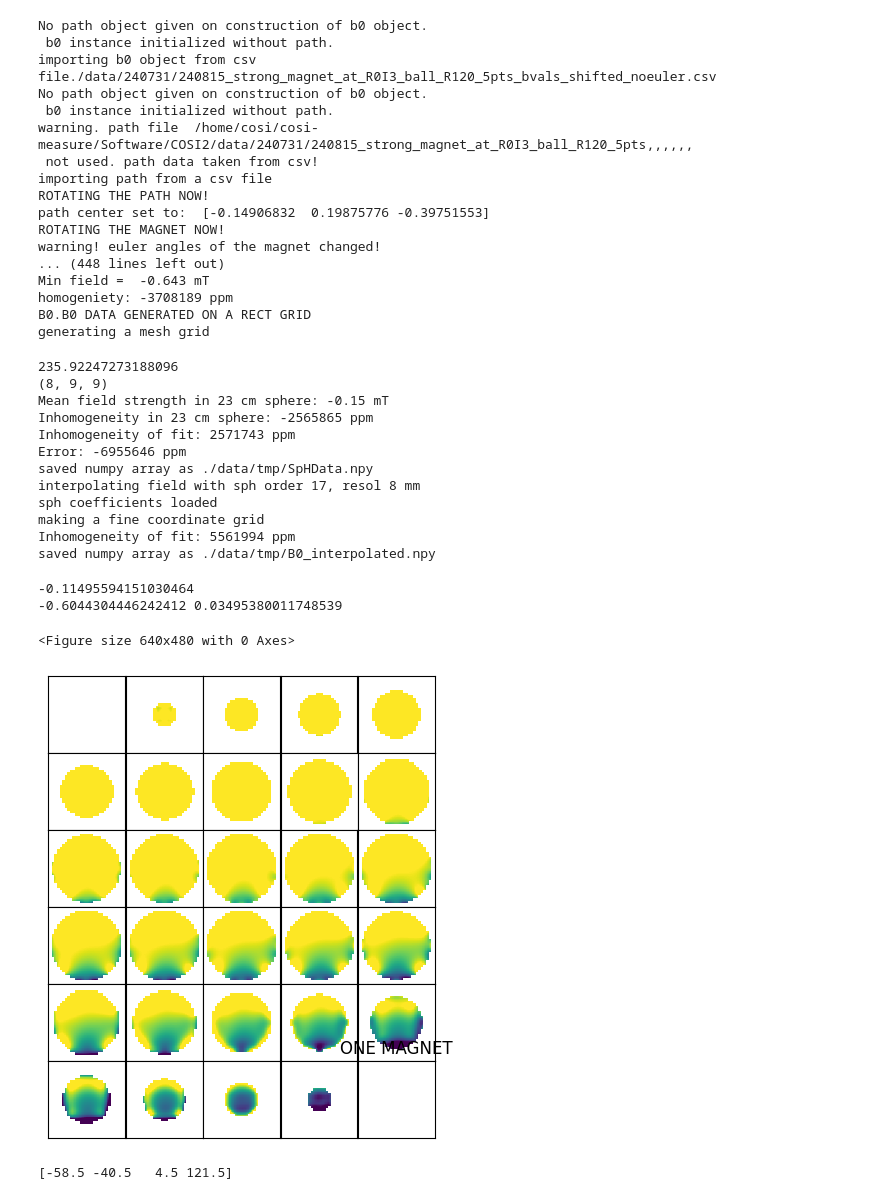
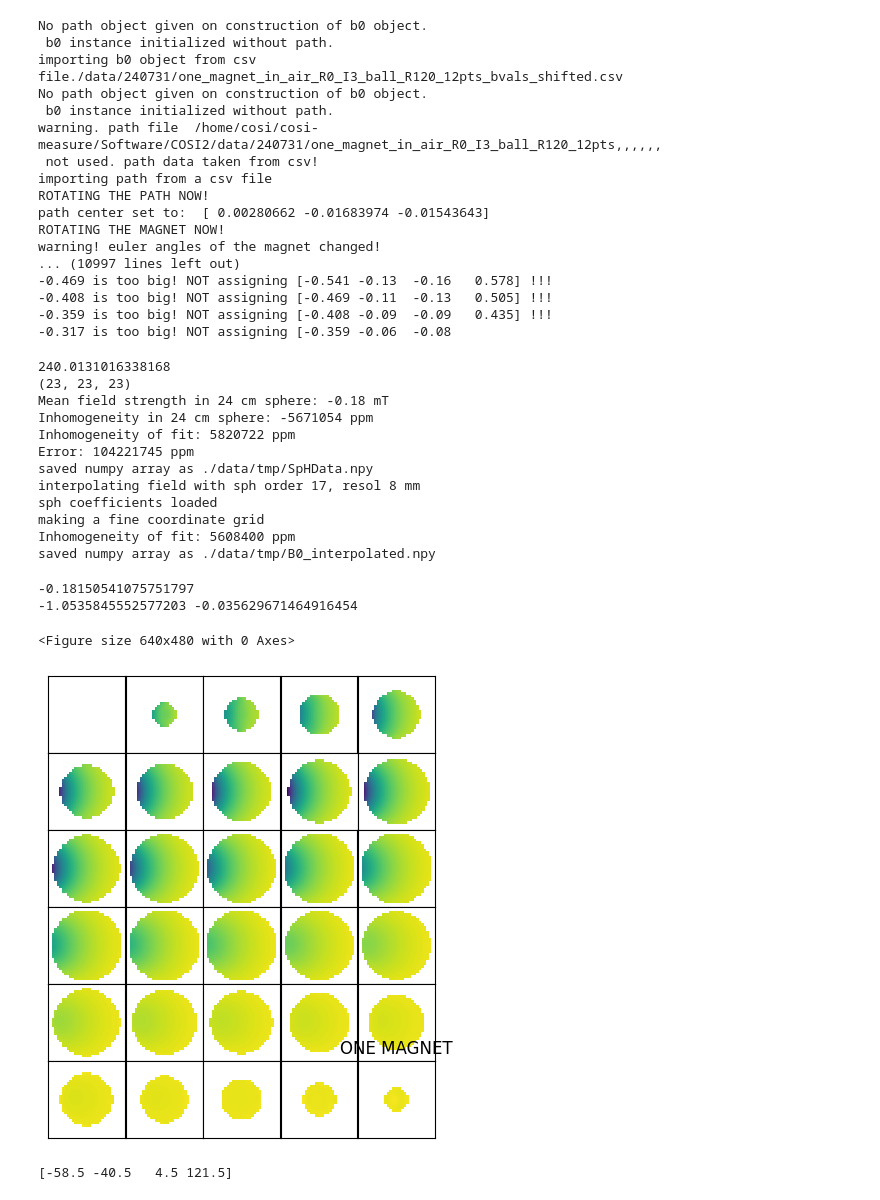
Before and after one commit to rst030/cosi-measure, a Jupyter notebook: Software/COSI2/test_ONEMAGNET.ipynb, the cells around one changed output. Cells and saved outputs as stored; diff of their text form; code cells hidden in the pictures.

```diff
--- a/Software/COSI2/test_ONEMAGNET.ipynb
+++ b/Software/COSI2/test_ONEMAGNET.ipynb
@@ -6,7 +6,7 @@ import numpy as np
 import b0
 b0map_onemagnet = b0.b0()
 #filename_to_import_csv_data_from = r'./data/240619/Thursday_ball_R120_12pts_bvals_shifted.csv'
-filename_to_import_csv_data_from = r'./data/240731/240815_strong_magnet_at_R0I3_ball_R120_5pts_bvals_shifted_noeuler.csv'
+filename_to_import_csv_data_from = r'./data/240731/one_magnet_in_air_R0_I3_ball_R120_12pts_bvals_shifted.csv'
 b0map_onemagnet.import_from_csv(filename_to_import_csv_data_from)
 b0map_onemagnet.transfer_coordinates_of_the_path_from_cosi_to_magnet()
 
@@ -15,27 +15,27 @@ b0map_onemagnet.transfer_coordinates_of_the_path_from_cosi_to_magnet()
 # %% [output]
 No path object given on construction of b0 object.
  b0 instance initialized without path.
-importing b0 object from csv file./data/240731/240815_strong_magnet_at_R0I3_ball_R120_5pts_bvals_shifted_noeuler.csv
+importing b0 object from csv file./data/240731/one_magnet_in_air_R0_I3_ball_R120_12pts_bvals_shifted.csv
 No path object given on construction of b0 object.
  b0 instance initialized without path.
-warning. path file  /home/cosi/cosi-measure/Software/COSI2/data/240731/240815_strong_magnet_at_R0I3_ball_R120_5pts,,,,,,
+warning. path file  /home/cosi/cosi-measure/Software/COSI2/data/240731/one_magnet_in_air_R0_I3_ball_R120_12pts,,,,,,
  not used. path data taken from csv!
 importing path from a csv file
 ROTATING THE PATH NOW!
-path center set to:  [-0.14906832  0.19875776 -0.39751553]
+path center set to:  [ 0.00280662 -0.01683974 -0.01543643]
 ROTATING THE MAGNET NOW!
 warning! euler angles of the magnet changed!
-... (448 lines left out)
-Min field =  -0.643 mT
-homogeniety: -3708189 ppm
-B0.B0 DATA GENERATED ON A RECT GRID
-generating a mesh grid
+... (10997 lines left out)
+-0.469 is too big! NOT assigning [-0.541 -0.13  -0.16   0.578] !!!
+-0.408 is too big! NOT assigning [-0.469 -0.11  -0.13   0.505] !!!
+-0.359 is too big! NOT assigning [-0.408 -0.09  -0.09   0.435] !!!
+-0.317 is too big! NOT assigning [-0.359 -0.06  -0.08
 # %%
 
 # spherical decomposition
 diameter_of_sphere = b0map_onemagnet.path.radius*2
 order = 17
-resolution_of_sph_decomp = 30
+resolution_of_sph_decomp = 10
 print(diameter_of_sphere)
 
 #b0map_before.fitSphericalHarmonics(maxorder=order,dsv=diameter_of_sphere,resol=resolution_of_sph_decomp)
@@ -49,50 +49,50 @@ print('interpolating field with sph order %d, resol %.0f mm'%(order,resolution_o
 #b0map_after.interpolateField(resol=resolution_of_sph_fit,dsv=diameter_of_sphere)
 b0map_onemagnet.interpolateField(resol=resolution_of_sph_fit,dsv=diameter_of_sphere)
 # %% [output]
-235.92247273188096
-(8, 9, 9)
-Mean field strength in 23 cm sphere: -0.15 mT
-Inhomogeneity in 23 cm sphere: -2565865 ppm
-Inhomogeneity of fit: 2571743 ppm
-Error: -6955646 ppm
+240.0131016338168
+(23, 23, 23)
+Mean field strength in 24 cm sphere: -0.18 mT
+Inhomogeneity in 24 cm sphere: -5671054 ppm
+Inhomogeneity of fit: 5820722 ppm
+Error: 104221745 ppm
 saved numpy array as ./data/tmp/SpHData.npy
 interpolating field with sph order 17, resol 8 mm
 sph coefficients loaded
 making a fine coordinate grid
-Inhomogeneity of fit: 5561994 ppm
+Inhomogeneity of fit: 5608400 ppm
 saved numpy array as ./data/tmp/B0_interpolated.npy
 # %%
 # ONE MAGNET field (interpolated)
 # save initial field as 2d plots
 from matplotlib import pyplot as plt
 plt.figure(0)
 
 fig, axes = plt.subplots(nrows=6, ncols=5, figsize=(5, 6))
 
 xvals = b0map_onemagnet.xDim_SPH_fine
 oneMagnetField = b0map_onemagnet.interpolatedField
 print(np.nanmean(oneMagnetField))
 
 print(np.nanmin(oneMagnetField),np.nanmax(oneMagnetField))
 
 for i in range(5):
     for j in range(6):
-        xxx = axes[j,i].imshow(oneMagnetField[i+j*5,:,:],clim=[-0.3,-0.12])
+        xxx = axes[j,i].imshow(oneMagnetField[i+j*5,:,:],clim=[np.nanmin(oneMagnetField),np.nanmax(oneMagnetField)])
         axes[j,i].xaxis.set_visible(False)
         axes[j,i].yaxis.set_visible(False)
 
 plt.subplots_adjust(wspace=0, hspace=0)
 plt.title('ONE MAGNET')
 
 plt.savefig('./pics/ONEMAGNET_FIELD.png',format="png")
 plt.savefig('./pics/ONEMAGNET_FIELD.pdf',format="pdf")
 #plt.colorbar(mappable=xxx)
 plt.show()
 # %% [output]
--0.11495594151030464
--0.6044304446242412 0.03495380011748539
+-0.18150541075751797
+-1.0535845552577203 -0.035629671464916454
 <Figure size 640x480 with 0 Axes>
-[figure, old version]
+[figure, new version]
 # %%
 
 #??? lets generate a shim field of one insert.
```
Also changed, not shown: parts of 19 cells of this notebook, 44 other files.
